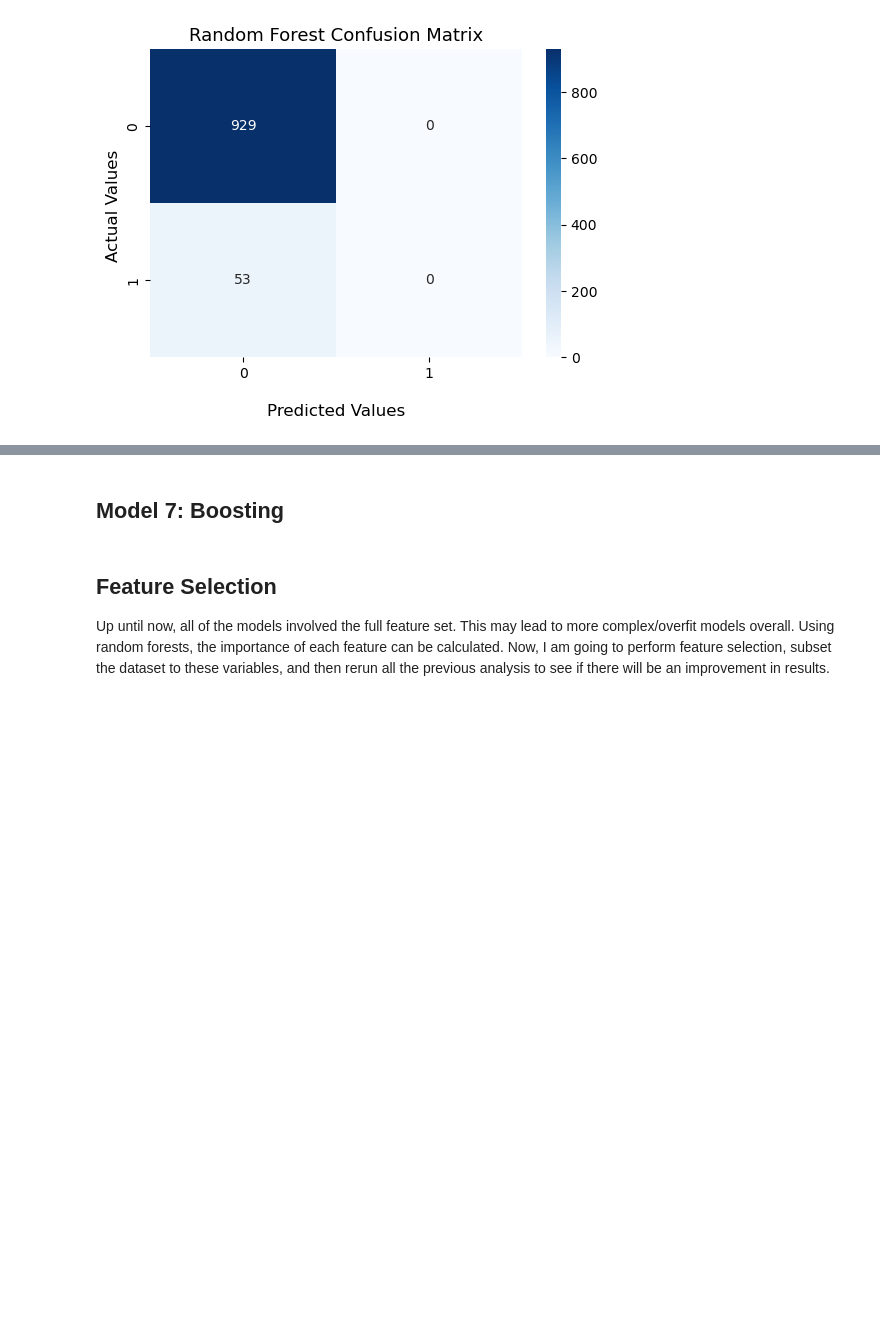
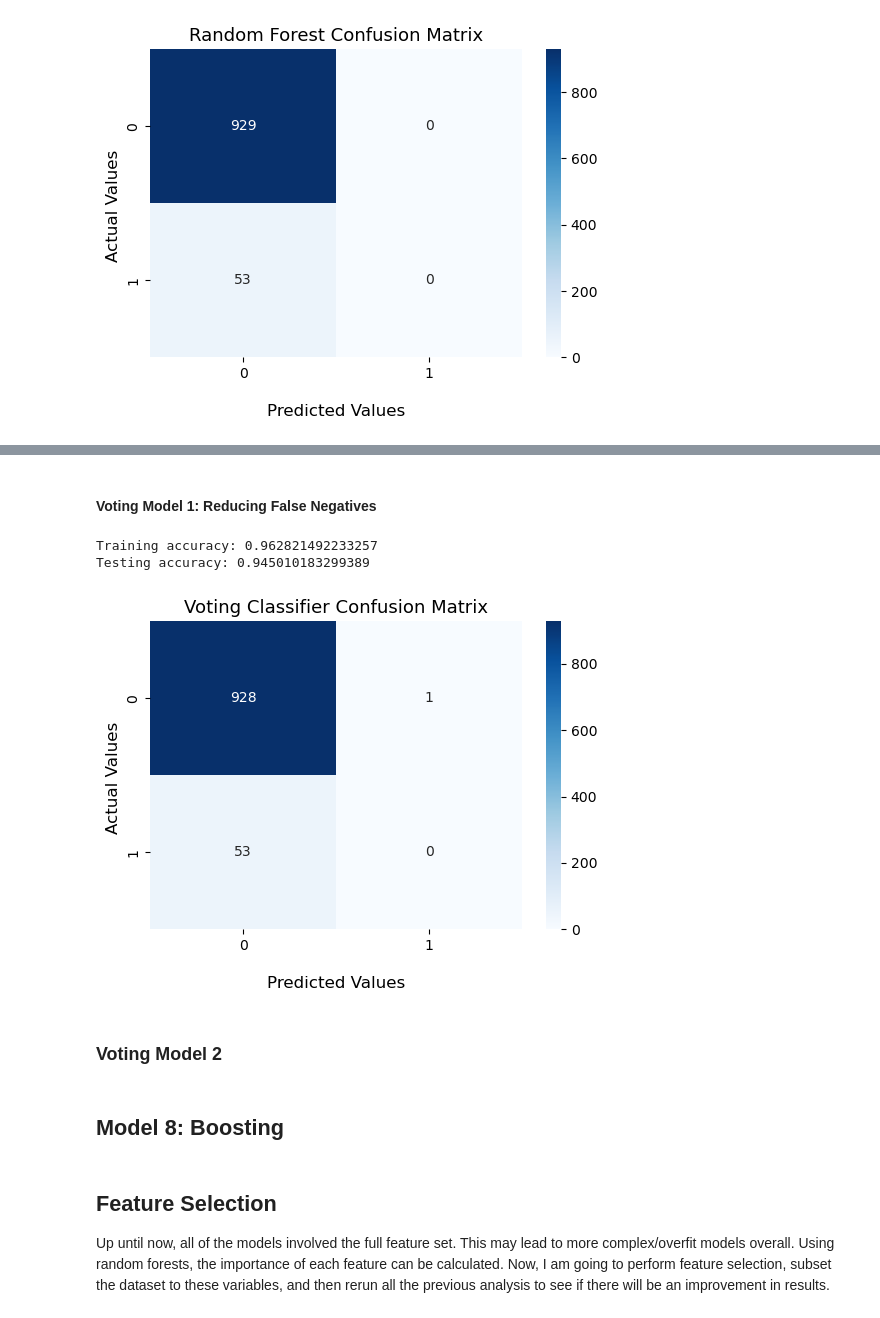
Before and after one commit to kary5678/INDE-577, a Jupyter notebook: supervised-learning/class_exercise_3-31/stroke_classifier.ipynb, the cells around one changed output, grey strips where cells are left out. Saved outputs shown, nothing was run; the diff lists cells and outputs as text; code cells hidden in the pictures; blank space fills up the shorter version.

```diff
--- a/supervised-learning/class_exercise_3-31/stroke_classifier.ipynb
+++ b/supervised-learning/class_exercise_3-31/stroke_classifier.ipynb
@@ -447,5 +466,26 @@ plt.show()
+# %% [markdown]
+#### Voting Model 1: Reducing False Negatives
+# %%
+voting_model = VotingClassifier(estimators=[
+    ('per', per_model), ('dt7', tree_model7), ('rf', forest_model)])
+voting_model.fit(X_train, y_train)
+
+print("Training accuracy:", voting_model.score(X_train, y_train))
+print("Testing accuracy:", voting_model.score(X_test, y_test))
+# %% [output]
+Training accuracy: 0.962821492233257
+Testing accuracy: 0.945010183299389
+# %%
+y_pred = voting_model.predict(X_test)
+plot_confusion_matrix(y_test, y_pred)
+plt.title("Voting Classifier Confusion Matrix", fontsize = 13)
+plt.show()
+# %% [output]
+[figure, added]
+# %% [markdown]
+### Voting Model 2
 # %% [markdown]
-## Model 7: Boosting
+## Model 8: Boosting
 # %% [markdown]
 ## Feature Selection
 
```
Also changed, not shown: parts of 6 cells of this notebook.
